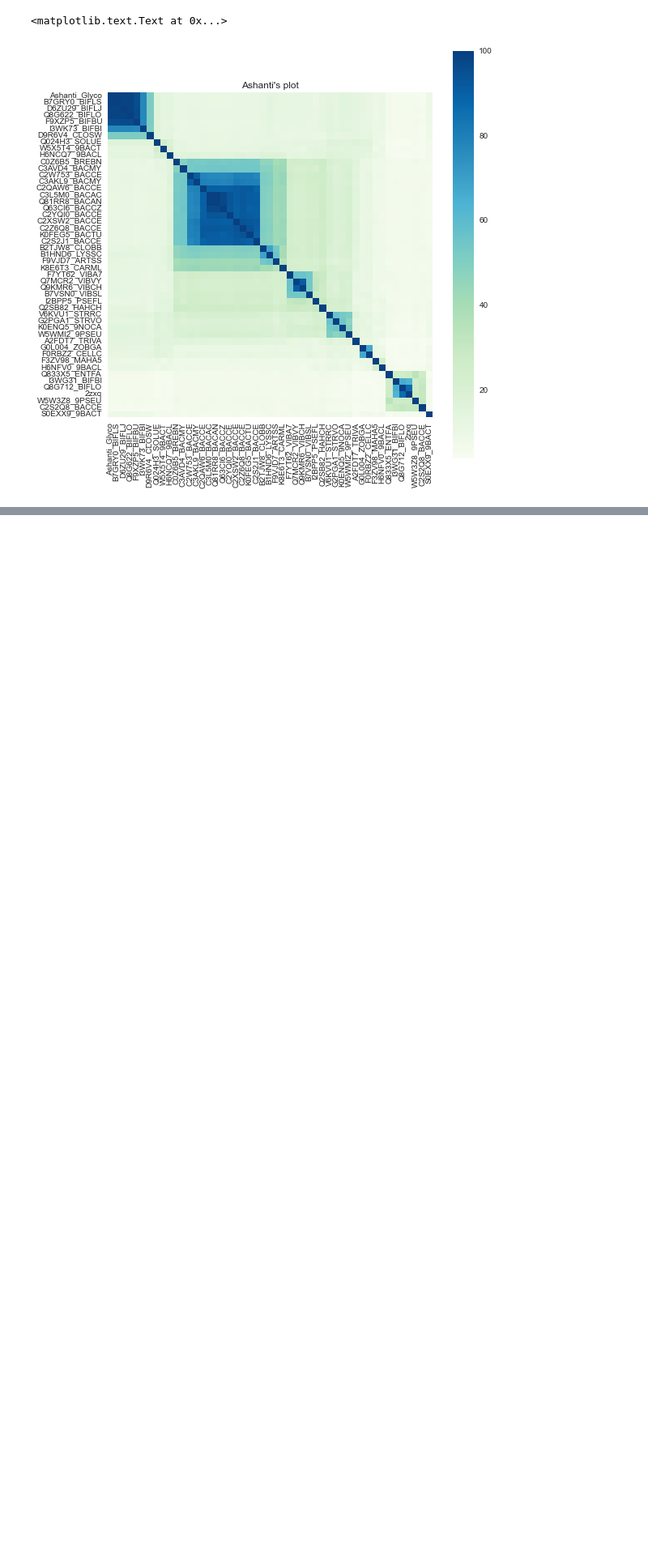
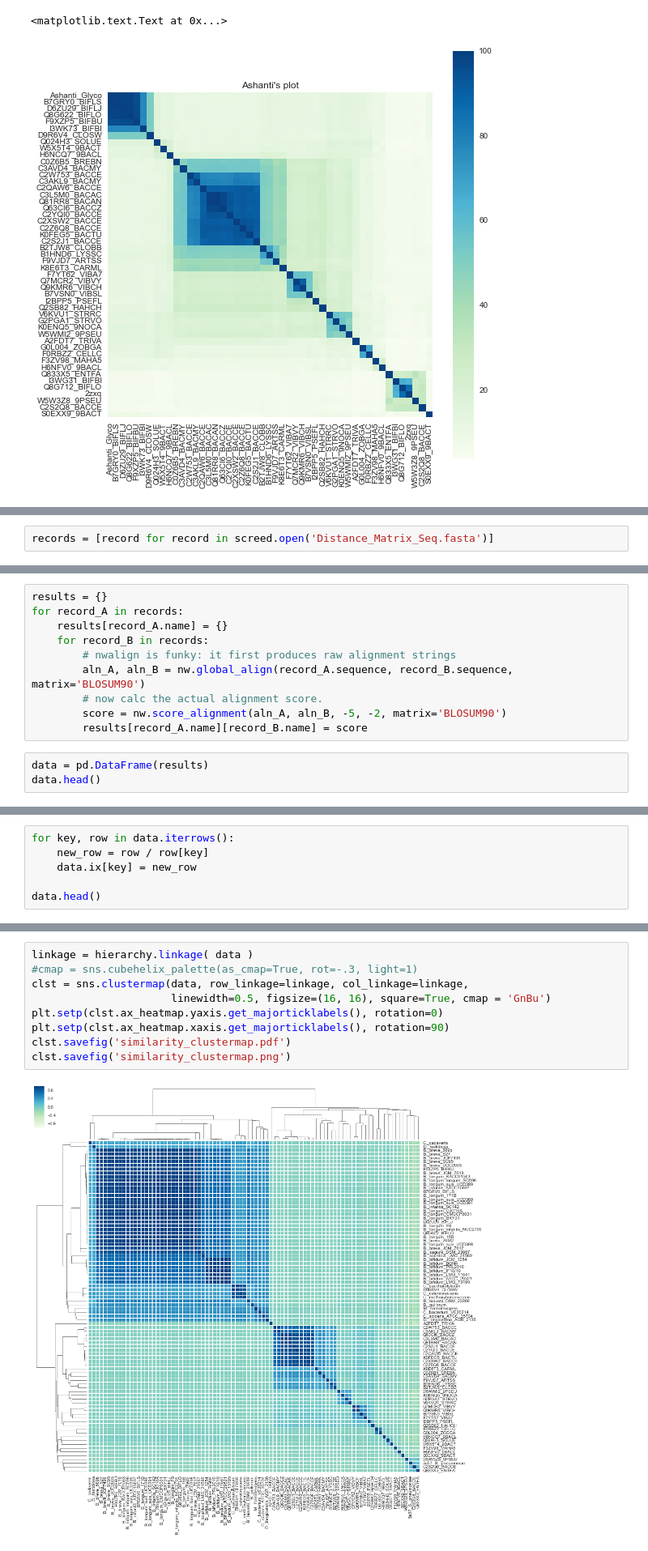
Before and after one commit to subunitA/Thesis_Images, a Jupyter notebook: HMMR Similarity Matrix.ipynb, the cells around one changed output, grey strips where cells are left out. Shown at 81% size. Drawn from its saved outputs; the diff is of its cells as text; blank space fills up the shorter version.

```diff
--- a/HMMR Similarity Matrix.ipynb
+++ b/HMMR Similarity Matrix.ipynb
@@ -80,0 +87,2 @@ NameError: name 'good_loci' is not defined
+# %%
+records = [record for record in screed.open('Distance_Matrix_Seq.fasta')]
@@ -80,0 +95,13 @@ NameError: name 'good_loci' is not defined
+# %%
+results = {}
+for record_A in records:
+    results[record_A.name] = {}
+    for record_B in records:
+        # nwalign is funky: it first produces raw alignment strings
+        aln_A, aln_B = nw.global_align(record_A.sequence, record_B.sequence, matrix='BLOSUM90')
+        # now calc the actual alignment score.
+        score = nw.score_alignment(aln_A, aln_B, -5, -2, matrix='BLOSUM90')
+        results[record_A.name][record_B.name] = score
+# %%
+data = pd.DataFrame(results)
+data.head()
@@ -80,0 +116,6 @@ NameError: name 'good_loci' is not defined
+# %%
+for key, row in data.iterrows():
+    new_row = row / row[key]
+    data.ix[key] = new_row
+
+data.head()
@@ -80,0 +130,11 @@ NameError: name 'good_loci' is not defined
+# %%
+linkage = hierarchy.linkage( data )
+#cmap = sns.cubehelix_palette(as_cmap=True, rot=-.3, light=1)
+clst = sns.clustermap(data, row_linkage=linkage, col_linkage=linkage,
+                      linewidth=0.5, figsize=(16, 16), square=True, cmap = 'GnBu')
+plt.setp(clst.ax_heatmap.yaxis.get_majorticklabels(), rotation=0)
+plt.setp(clst.ax_heatmap.xaxis.get_majorticklabels(), rotation=90)
+clst.savefig('similarity_clustermap.pdf')
+clst.savefig('similarity_clustermap.png')
+# %% [output]
+[figure, added]
```
Also changed, not shown: parts of 9 cells of this notebook, 3 other files.
